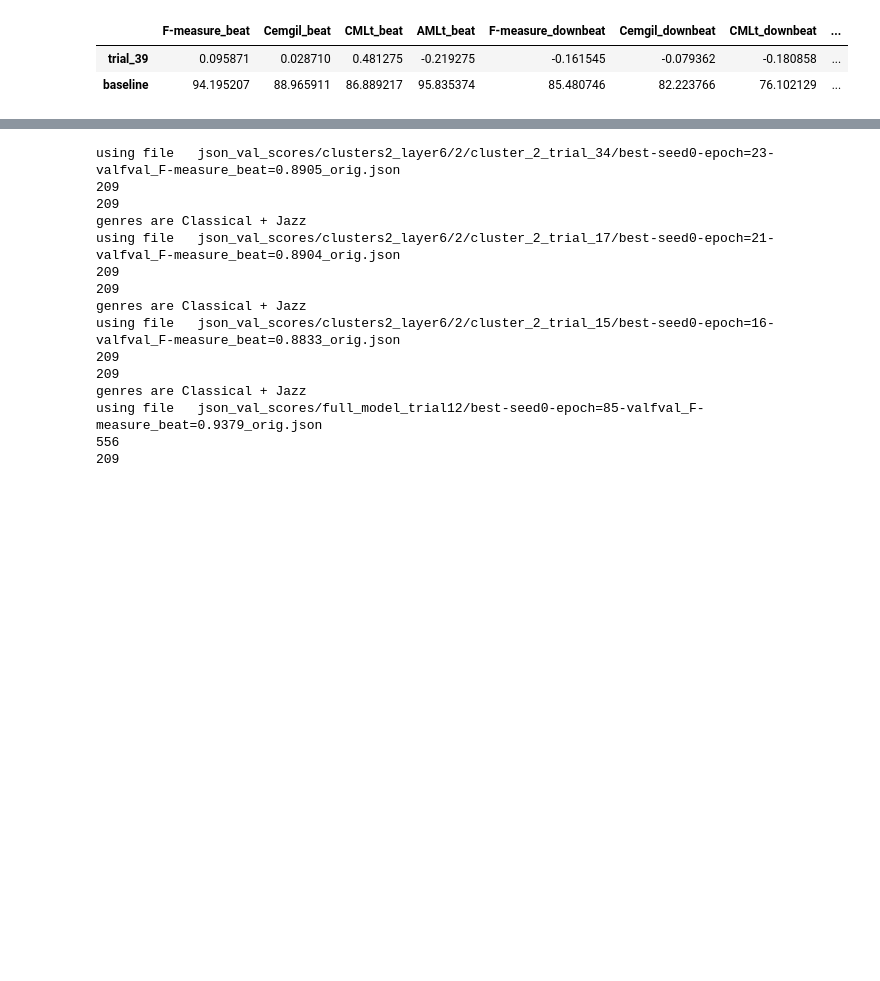
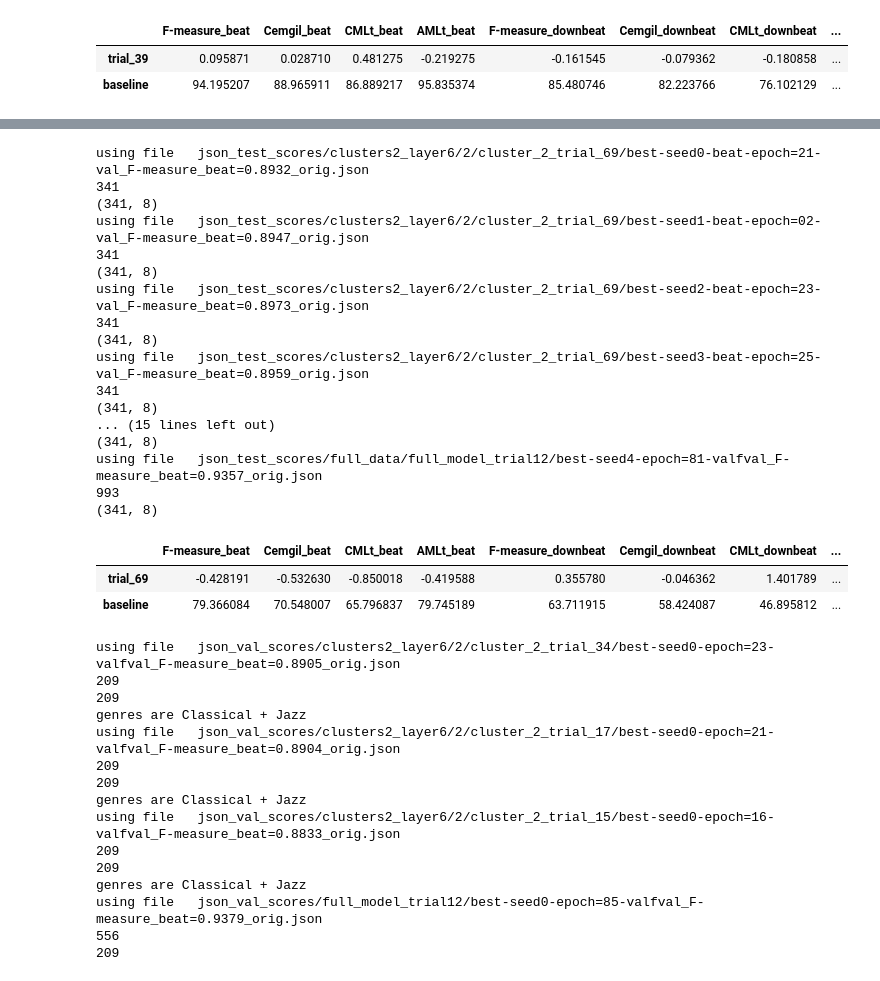
Before and after one commit to PulyaPolya/beat_this, a Jupyter notebook: results_evaluation.ipynb, the cells around one changed output, grey strips where cells are left out. Cells and saved outputs as stored; diff of their text form; code cells hidden in the pictures; blank space fills up the shorter version.

```diff
--- a/results_evaluation.ipynb
+++ b/results_evaluation.ipynb
@@ -2525 +2553,28 @@ using file   json_test_scores/full_data/full_model_trial12/best-seed2-epoch=81-v
+# %%
+# new study
+df_total = get_per_cluster_results(trials = [69], seeds = [0,1,2,3,4],json_path = "json_test_scores", name_full = "full_model_trial12", cluster = 2,
+                                    cluster_config="clusters2_layer6", df_path="data_cluster_assignments/df_hard_6_2clusters_new.csv")
+diff_vs_baseline = get_baseliine_diff (df_total, num_trials=1)
+diff_vs_baseline
+# %% [output]
+using file   json_test_scores/clusters2_layer6/2/cluster_2_trial_69/best-seed0-beat-epoch=21-val_F-measure_beat=0.8932_orig.json
+341
+(341, 8)
+using file   json_test_scores/clusters2_layer6/2/cluster_2_trial_69/best-seed1-beat-epoch=02-val_F-measure_beat=0.8947_orig.json
+341
+(341, 8)
+using file   json_test_scores/clusters2_layer6/2/cluster_2_trial_69/best-seed2-beat-epoch=23-val_F-measure_beat=0.8973_orig.json
+341
+(341, 8)
+using file   json_test_scores/clusters2_layer6/2/cluster_2_trial_69/best-seed3-beat-epoch=25-val_F-measure_beat=0.8959_orig.json
+341
+(341, 8)
+... (15 lines left out)
+(341, 8)
+using file   json_test_scores/full_data/full_model_trial12/best-seed4-epoch=81-valfval_F-measure_beat=0.9357_orig.json
+993
+(341, 8)
+|  | F-measure_beat | Cemgil_beat | CMLt_beat | AMLt_beat | F-measure_downbeat | Cemgil_downbeat | CMLt_downbeat | ... |
+| trial_69 | -0.428191 | -0.532630 | -0.850018 | -0.419588 | 0.355780 | -0.046362 | 1.401789 | ... |
+| baseline | 79.366084 | 70.548007 | 65.796837 | 79.745189 | 63.711915 | 58.424087 | 46.895812 | ... |
 # %%
```
Also changed, not shown: parts of 5 cells of this notebook, 3 other files.
